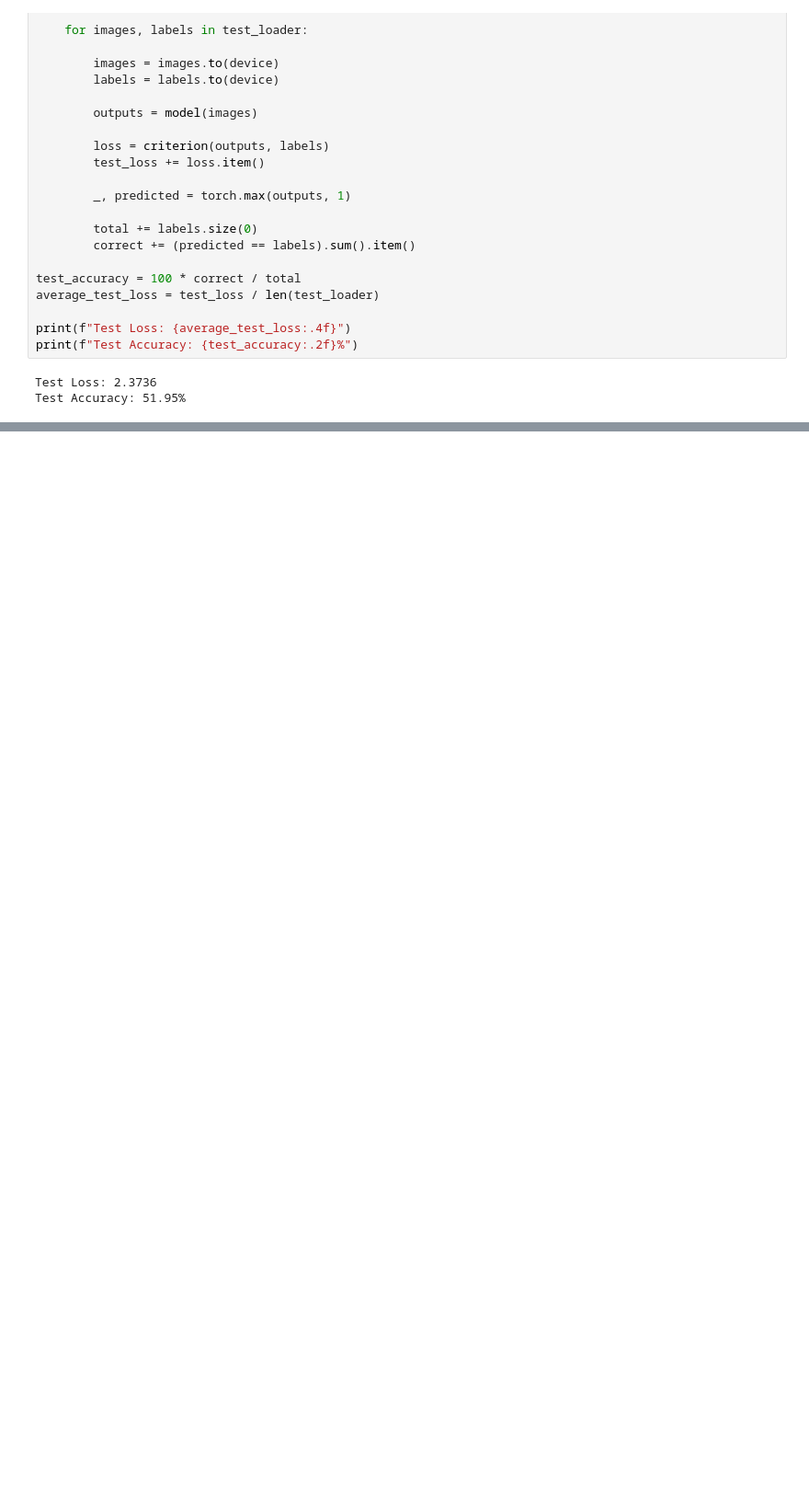
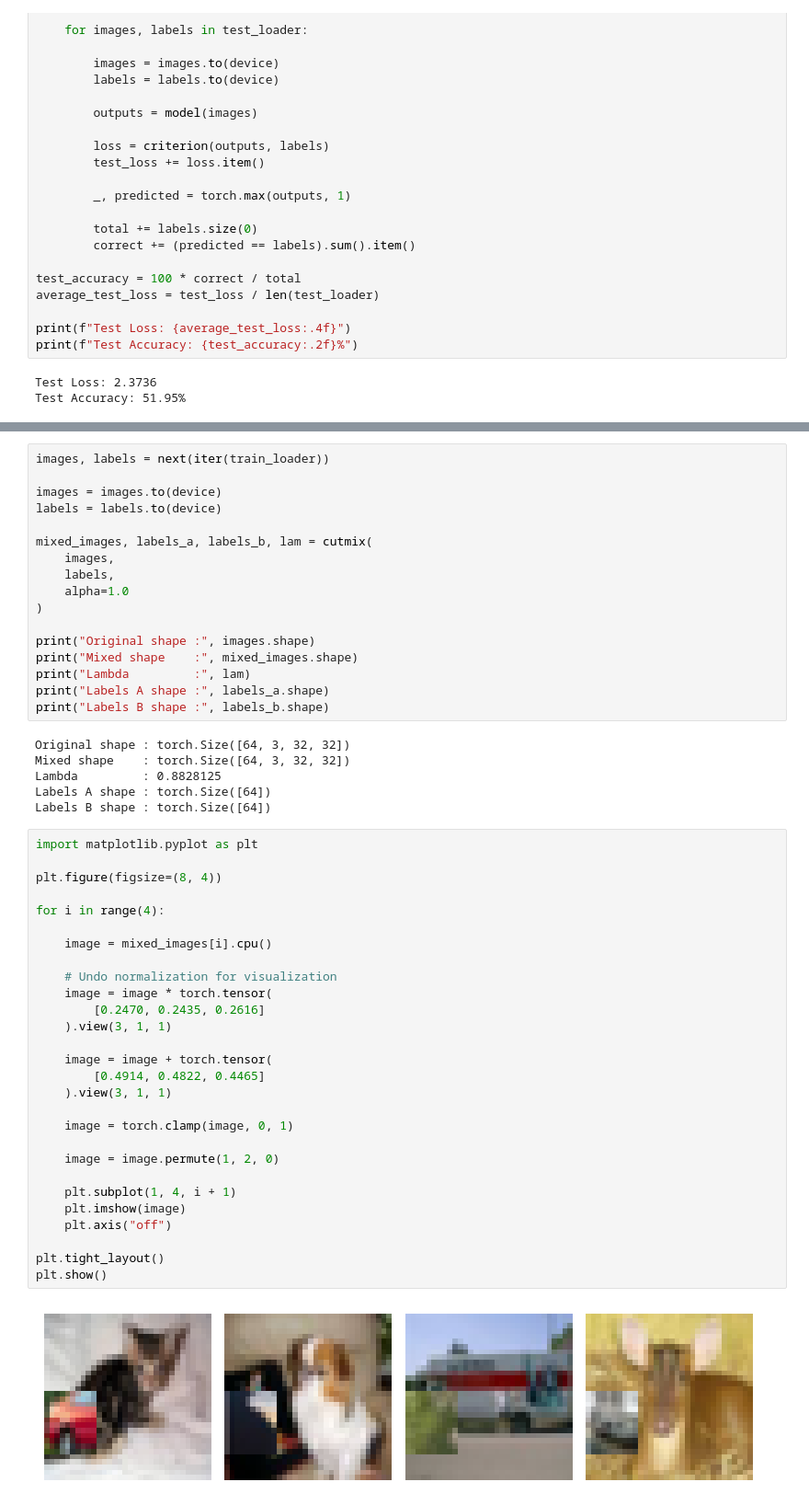
Before and after one commit to ArrushiTripathi2429/CutMix-Implementation, a Jupyter notebook: CutMix_Experiment.ipynb, the cells around one changed output, grey strips where cells are left out. Shown at 92% size. Saved outputs shown, nothing was run; the diff lists cells and outputs as text; blank space fills up the shorter version.

```diff
--- a/CutMix_Experiment.ipynb
+++ b/CutMix_Experiment.ipynb
@@ -355,0 +434,53 @@ Test Accuracy: 51.95%
+# %%
+images, labels = next(iter(train_loader))
+
+images = images.to(device)
+labels = labels.to(device)
+
+mixed_images, labels_a, labels_b, lam = cutmix(
+    images,
+    labels,
+    alpha=1.0
+)
+
+print("Original shape :", images.shape)
+print("Mixed shape    :", mixed_images.shape)
+print("Lambda         :", lam)
+print("Labels A shape :", labels_a.shape)
+print("Labels B shape :", labels_b.shape)
+# %% [output]
+Original shape : torch.Size([64, 3, 32, 32])
+Mixed shape    : torch.Size([64, 3, 32, 32])
+Lambda         : 0.8828125
+Labels A shape : torch.Size([64])
+Labels B shape : torch.Size([64])
+# %%
+import matplotlib.pyplot as plt
+
+plt.figure(figsize=(8, 4))
+
+for i in range(4):
+
+    image = mixed_images[i].cpu()
+
+    # Undo normalization for visualization
+    image = image * torch.tensor(
+        [0.2470, 0.2435, 0.2616]
+    ).view(3, 1, 1)
+
+    image = image + torch.tensor(
+        [0.4914, 0.4822, 0.4465]
+    ).view(3, 1, 1)
+
+    image = torch.clamp(image, 0, 1)
+
+    image = image.permute(1, 2, 0)
+
+    plt.subplot(1, 4, i + 1)
+    plt.imshow(image)
+    plt.axis("off")
+
+plt.tight_layout()
+plt.show()
+# %% [output]
+[figure, added]
```
Also changed, not shown: parts of 13 cells of this notebook.
